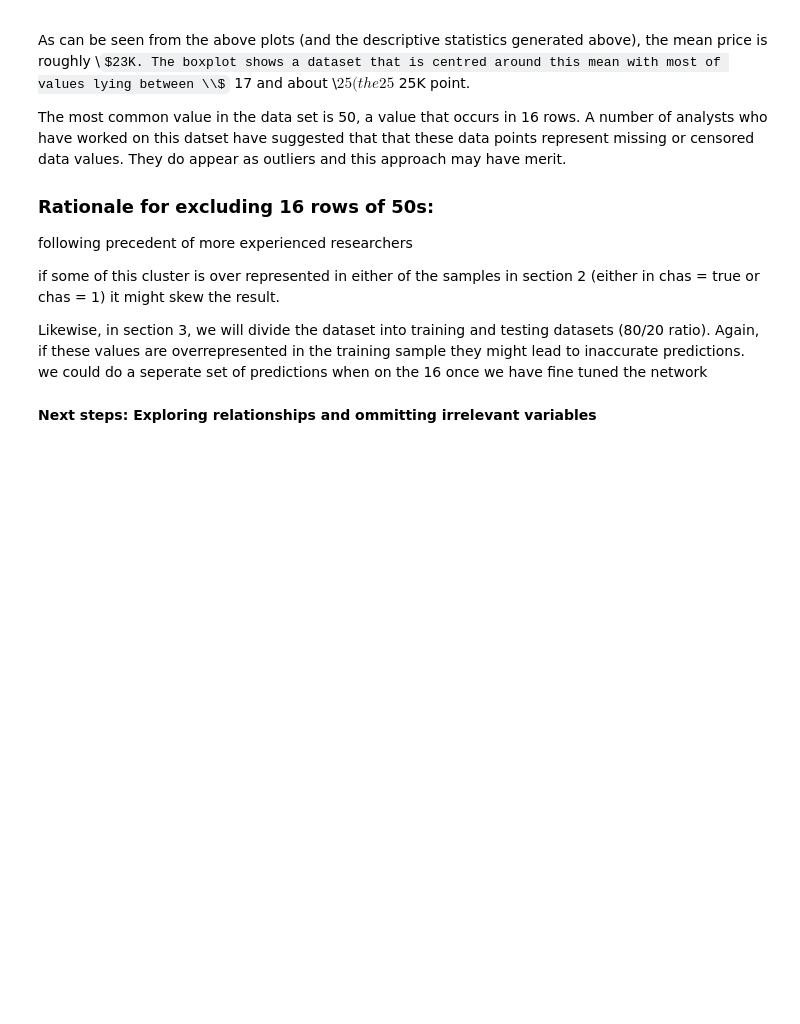
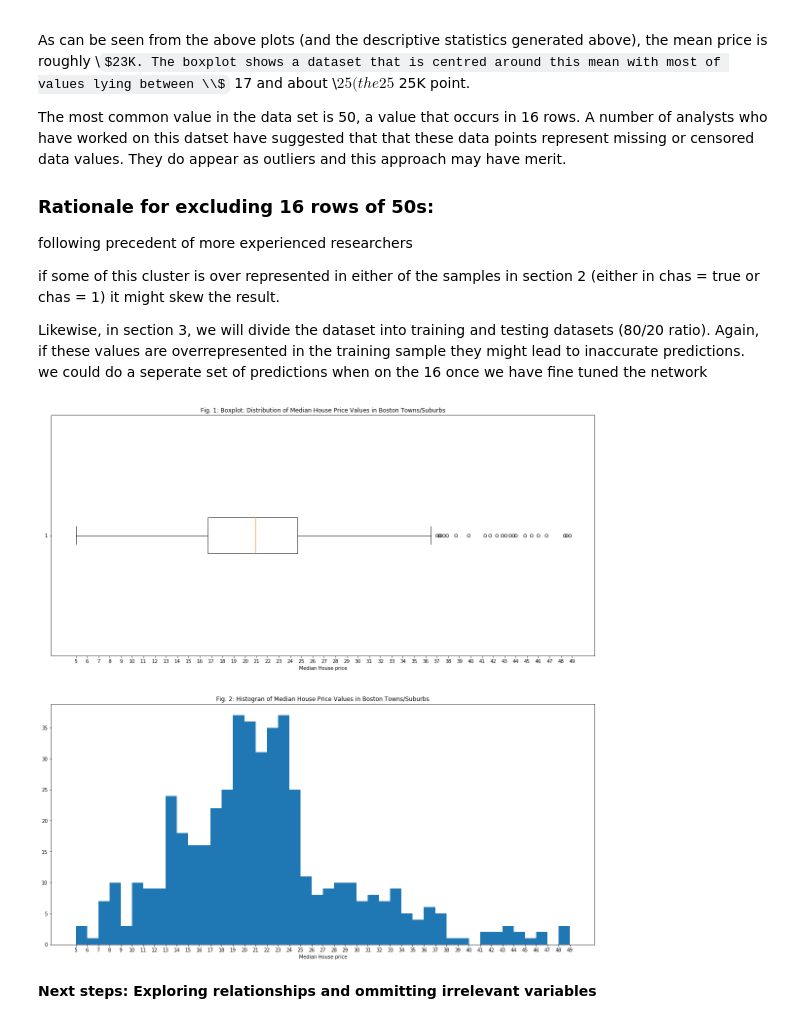
Before and after one commit to davesheils/machineLearningStatisticsProject2019, a Jupyter notebook: Project Notebook.ipynb, the cells around one changed output. Saved outputs shown, nothing was run; the diff lists cells and outputs as text; code cells hidden in the pictures; some formulas as TeX source; blank space fills up the shorter version.

Commit message:
New boxplot and hist with 16 MEDV=50 values removed. Began exploring relationship between MEDV and other feature variables

```diff
--- a/Project Notebook.ipynb
+++ b/Project Notebook.ipynb
@@ -168,6 +169,36 @@ following precedent of more experienced researchers
 if some of this cluster is over represented in either of the samples in section 2 (either in chas = true or chas = 1) it might skew the result.
 
 Likewise, in section 3, we will divide the dataset into training and testing datasets (80/20 ratio). Again, if these values are overrepresented in the training sample they might lead to inaccurate predictions. we could do a seperate set of predictions when on the 16 once we have fine tuned the network
+# %%
+# code to remove the 16 rows where MEDV == 50
+
+# l = list(boston[boston['MEDV']!=50])
+# l.sort()
+# print(l)
+# print(sp.stats.mode(l)) # using scipy.stats mode funciton to find the most common value - relevant to analysis below.
+
+boston = boston[boston['MEDV'] != 50.0]
+price = boston['MEDV']
+
+price = np.array(boston['MEDV'])
+
+# Create a boxplot using pyplot
+plt.subplot(2,1,1)
+plt.boxplot(price, vert = False)
+
+plt.title("Fig. 1: Boxplot: Distribution of Median House Price Values in Boston Towns/Suburbs")
+plt.xlabel("Median House price")
+plt.xticks(np.arange(min(price), max(price)+1, 1.0)) # x label ticks spaced at $ 5,000 intervals
+
+plt.subplot(2,1,2)
+plt.hist(price, bins =np.arange(min(price), max(price)+1, 1.0) )
+plt.title("Fig. 2: Histogran of Median House Price Values in Boston Towns/Suburbs")
+plt.xlabel("Median House price")
+plt.xticks(np.arange(min(price), max(price)+1, 1.0)) #
+
+plt.show()
+# %% [output]
+[figure, added]
 # %% [markdown]
 **Next steps: Exploring relationships and ommitting irrelevant variables**
 # %% [markdown]
```
Also changed, not shown: parts of 6 cells of this notebook.
